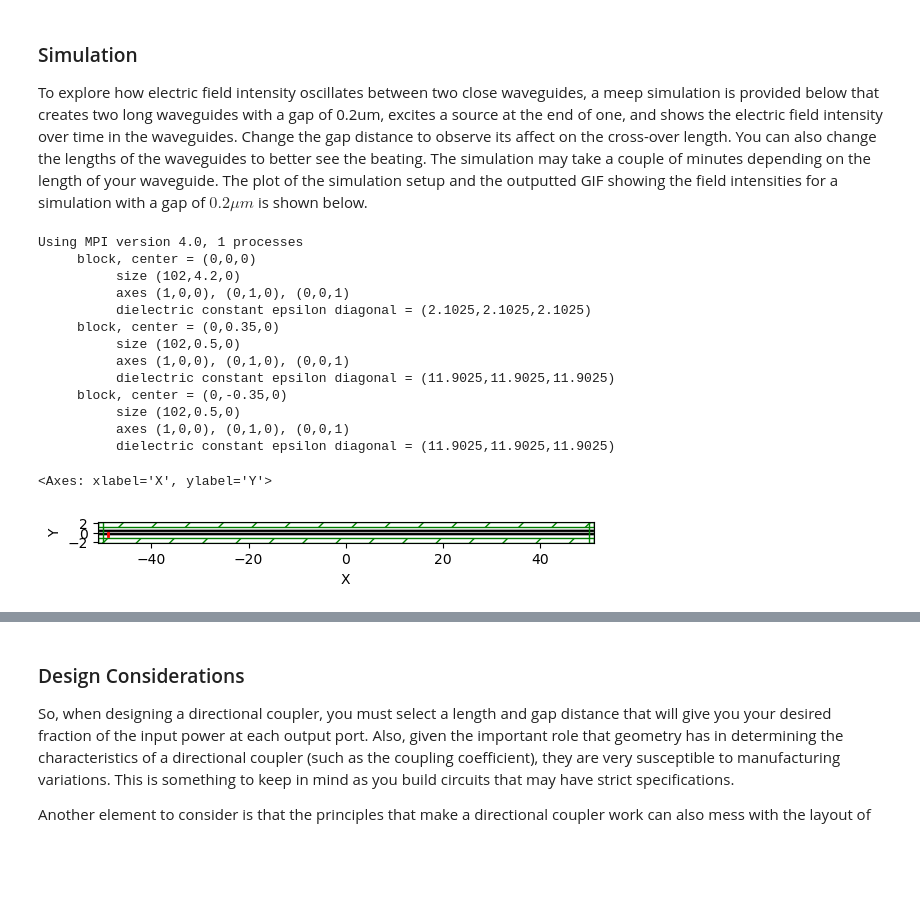
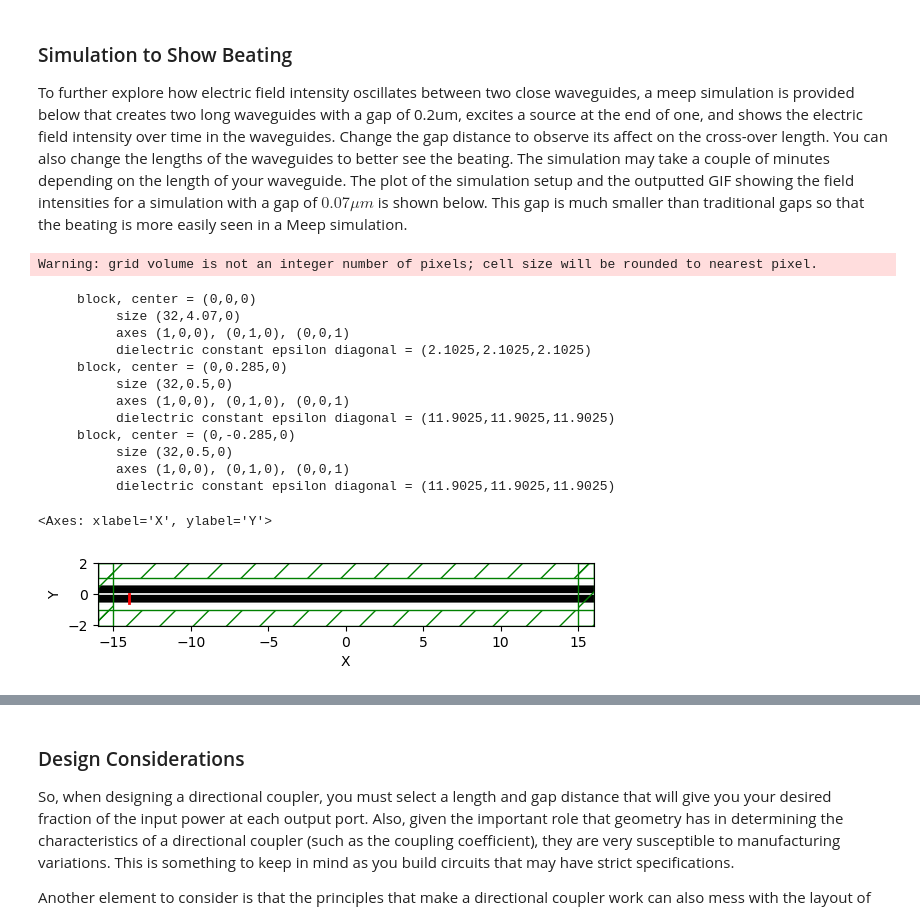
Before and after one commit to SkandanC/Photonics-Bootcamp, a Jupyter notebook: _sources/pages/directional_couplers.ipynb, the cells around one changed output, grey strips where cells are left out. Saved outputs shown, nothing was run; the diff lists cells and outputs as text; code cells hidden in the pictures; blank space fills up the shorter version.

```diff
--- a/_sources/pages/directional_couplers.ipynb
+++ b/_sources/pages/directional_couplers.ipynb
@@ -59,7 +123,7 @@ $$ L_x[\frac{2 \pi n_1}{\lambda} - \frac{2 \pi n_2}{\lambda}] = \pi $$
 # %% [markdown]
-### Simulation
+### Simulation to Show Beating
 
-To explore how electric field intensity oscillates between two close waveguides, a meep simulation is provided below that creates two long waveguides with a gap of 0.2um, excites a source at the end of one, and shows the electric field intensity over time in the waveguides. Change the gap distance to observe its affect on the cross-over length. You can also change the lengths of the waveguides to better see the beating. The simulation may take a couple of minutes depending on the length of your waveguide. The plot of the simulation setup and the outputted GIF showing the field intensities for a simulation with a gap of $0.2 \mu m$ is shown below.
+To further explore how electric field intensity oscillates between two close waveguides, a meep simulation is provided below that creates two long waveguides with a gap of 0.2um, excites a source at the end of one, and shows the electric field intensity over time in the waveguides. Change the gap distance to observe its affect on the cross-over length. You can also change the lengths of the waveguides to better see the beating. The simulation may take a couple of minutes depending on the length of your waveguide. The plot of the simulation setup and the outputted GIF showing the field intensities for a simulation with a gap of $0.07 \mu m$ is shown below. This gap is much smaller than traditional gaps so that the beating is more easily seen in a Meep simulation.
 # %%
 import meep as mp
 
@@ -76,10 +140,11 @@ resolution = 20
 wg_width = 0.5
 dpml = 1
 pad = 0.5
+
 ## CHANGE GAP DISTANCE ##
-gap = 0.2
+gap = 0.07
 ## CHANGE WAVEGUIDE LENGTH ##
-Lx = 100
+Lx = 30
 
 Sx = dpml + Lx + dpml
 Sy = dpml + pad + wg_width + gap + wg_width + pad + dpml
@@ -91,48 +156,48 @@ pml = [mp.PML(dpml)]
 # Create 2 infinitely long parallel waveguides
 geometry = [mp.Block(size=mp.Vector3(Sx,Sy, 0), center=mp.Vector3(), material=SiO2),
             mp.Block(size=mp.Vector3(Sx,wg_width, 0), center=mp.Vector3(0, wg_center_y, 0), material=Si),
             mp.Block(size=mp.Vector3(Sx,wg_width, 0), center=mp.Vector3(0, -wg_center_y, 0), material=Si),
             ]
 
 # Put a pulse Eigenmode source at beginning of one waveguide
 fcen = 1 / wvl
 width = 0.1
 fwidth = width * fcen
 src=mp.GaussianSource(frequency=fcen, fwidth=fwidth)
 source = [mp.EigenModeSource(src=src, eig_band=1,
         eig_kpoint = (1,0,0),
         size=mp.Vector3(0,gap+wg_width),
         center=mp.Vector3(-Sx/2+dpml+1, -wg_center_y))
         ]
 
 # Simulation object
 sim = mp.Simulation(
     cell_size=mp.Vector3(Sx, Sy),
     boundary_layers=pml,
     geometry=geometry,
     sources=source,
     default_material=SiO2,
     resolution=resolution,
 )
 
 # Show simulation set-up
 sim.plot2D()
 # %% [output]
-Using MPI version 4.0, 1 processes
-     block, center = (0,0,0)
-          size (102,4.2,0)
-          axes (1,0,0), (0,1,0), (0,0,1)
-          dielectric constant epsilon diagonal = (2.1025,2.1025,2.1025)
-     block, center = (0,0.35,0)
-          size (102,0.5,0)
-          axes (1,0,0), (0,1,0), (0,0,1)
-          dielectric constant epsilon diagonal = (11.9025,11.9025,11.9025)
-     block, center = (0,-0.35,0)
-          size (102,0.5,0)
-          axes (1,0,0), (0,1,0), (0,0,1)
-          dielectric constant epsilon diagonal = (11.9025,11.9025,11.9025)
+Warning: grid volume is not an integer number of pixels; cell size will be rounded to nearest pixel.
-<Axes: xlabel='X', ylabel='Y'>
+     block, center = (0,0,0)
+          size (32,4.07,0)
+          axes (1,0,0), (0,1,0), (0,0,1)
+          dielectric constant epsilon diagonal = (2.1025,2.1025,2.1025)
+     block, center = (0,0.285,0)
+          size (32,0.5,0)
+          axes (1,0,0), (0,1,0), (0,0,1)
+          dielectric constant epsilon diagonal = (11.9025,11.9025,11.9025)
+     block, center = (0,-0.285,0)
+          size (32,0.5,0)
+          axes (1,0,0), (0,1,0), (0,0,1)
+          dielectric constant epsilon diagonal = (11.9025,11.9025,11.9025)
+<Axes: xlabel='X', ylabel='Y'>
-[figure, old version]
+[figure, new version]
 # %%
 from PIL import Image
 import glob
```
Also changed, not shown: parts of 15 cells of this notebook, 59 other files.
